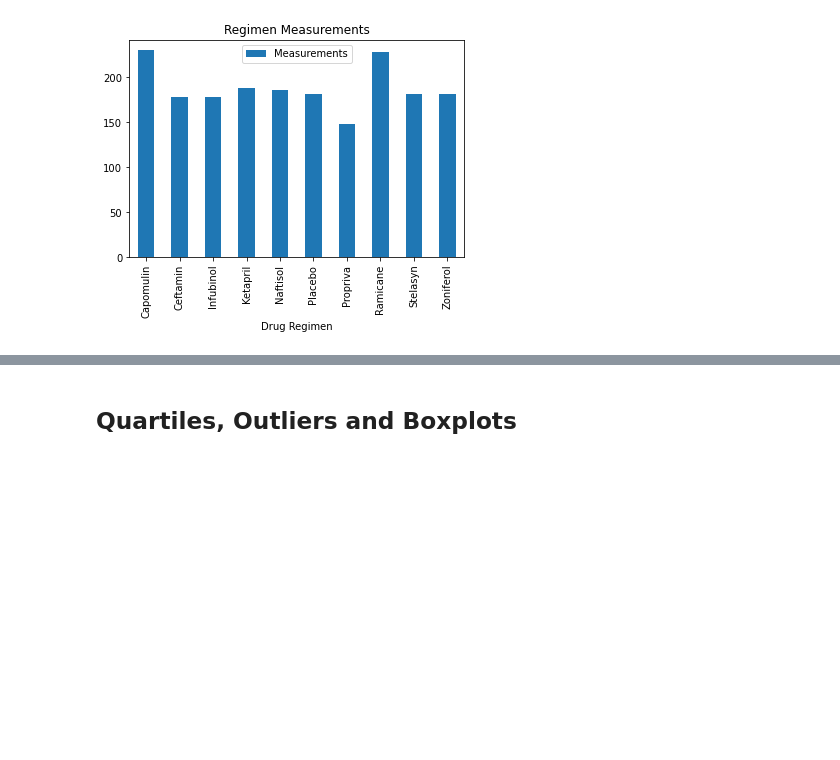
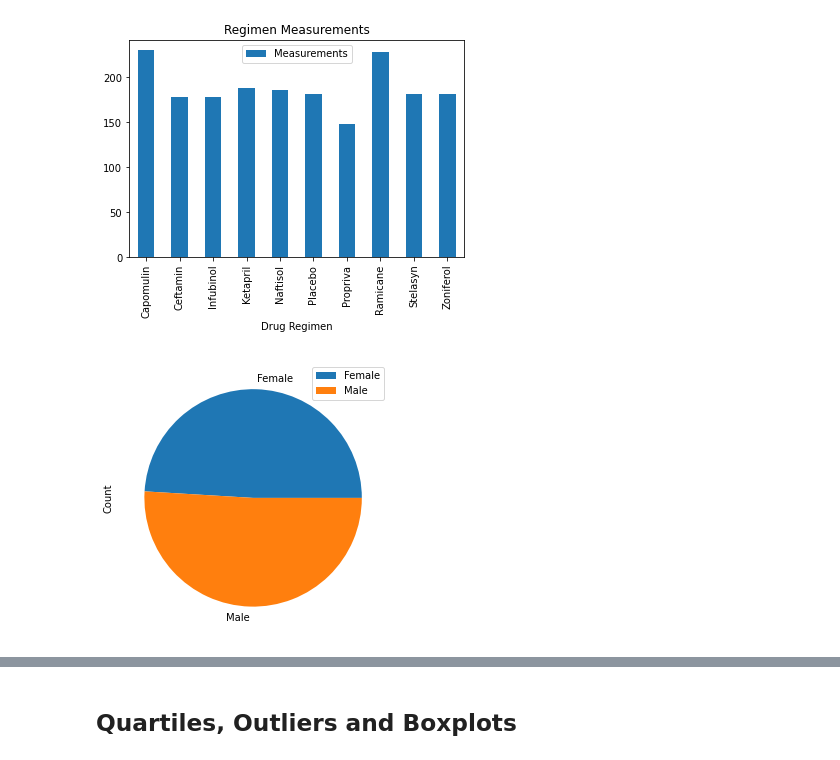
Before and after one commit to vasu11/matplotlib-challenge, a Jupyter notebook: Pymaceuticals/pymaceuticals.ipynb, the cells around one changed output, grey strips where cells are left out. Saved outputs shown, nothing was run; the diff lists cells and outputs as text; code cells hidden in the pictures; blank space fills up the shorter version.

```diff
--- a/Pymaceuticals/pymaceuticals.ipynb
+++ b/Pymaceuticals/pymaceuticals.ipynb
@@ -177,4 +177,16 @@ measure_plt = measurements_df[['Drug Regimen','Measurements']].plot(kind='bar',t
 plt.show()
 # %% [output]
 [figure]
+# %%
+# Generate a pie plot showing the distribution of female versus male mice using pandas
+gender = mouse_study_df["Sex"].unique()
+gender_count = mouse_study_df.groupby('Sex')['Mouse ID'].count()
+
+sex_df = pd.DataFrame({"Sex": gender,
+                        "Count": gender_count})
+sex_df
+
+plot = sex_df.plot.pie(y='Count', figsize=(5,5))
+# %% [output]
+[figure, added]
 # %%
```
Also changed, not shown: parts of 5 cells of this notebook.
